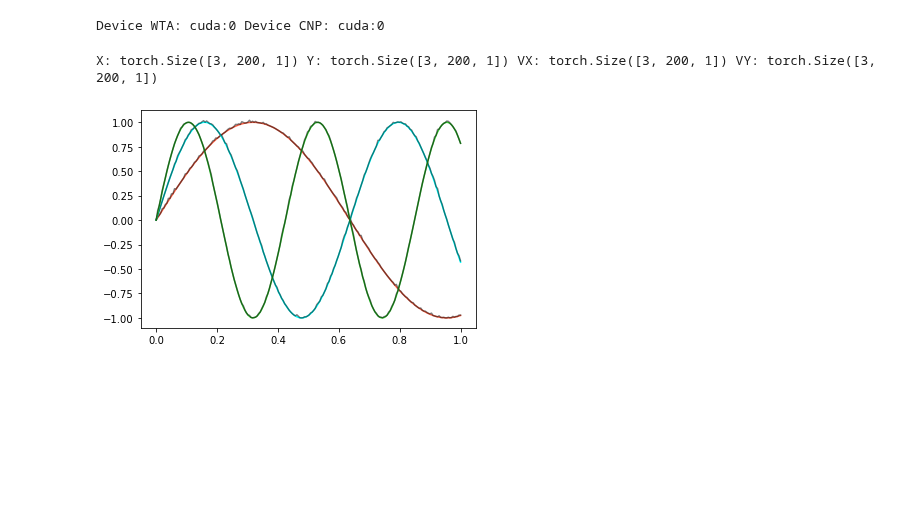
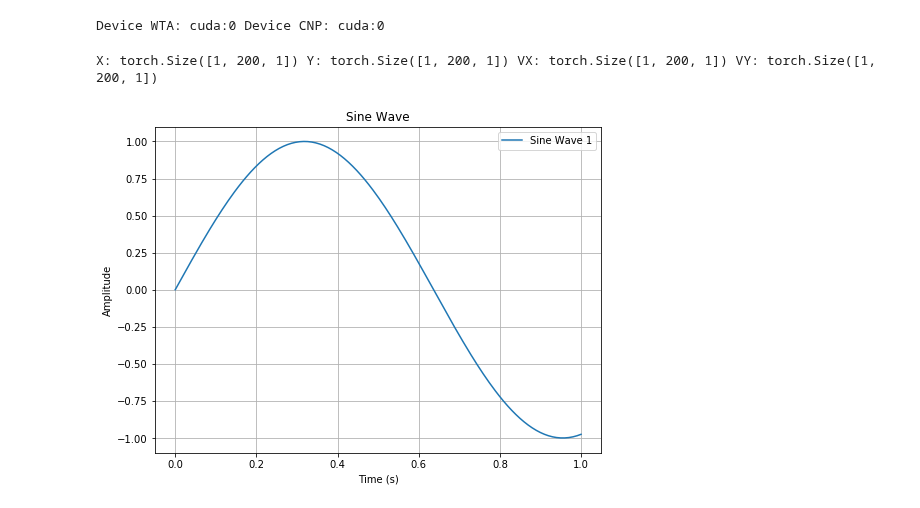
Before and after one commit to yildirimyigit/cnep, a Jupyter notebook: compare_cnp_wta_sine.ipynb, the cells around one changed output. Drawn from its saved outputs; the diff is of its cells as text; code cells hidden in the pictures; blank space fills up the shorter version.

Commit message:
mostly plot related improvements. compare sine script is updated for 1 traj tests

```diff
--- a/compare_cnp_wta_sine.ipynb
+++ b/compare_cnp_wta_sine.ipynb
@@ -36,17 +36,17 @@ torch.set_float32_matmul_precision('high')
 # %% [output]
 Device WTA: cuda:0 Device CNP: cuda:0
 # %%
-batch_size = 3
+batch_size = 1
 n_max_obs, n_max_tar = 10, 10
 
 t_steps = 200
-num_demos = 3
-num_classes = 3
+num_demos = 1
+num_classes = 1
 num_indiv = num_demos//num_classes  # number of demos per class
 noise_clip = 0.0
 dx, dy = 1, 1
 
-num_val = 3
+num_val = 1
 num_val_indiv = num_val//num_classes
 
 colors = ['tomato', 'aqua', 'limegreen', 'gold']
@@ -59,36 +59,42 @@ vx = torch.linspace(0, 1, 200).repeat(num_val_indiv, 1)
 vy = torch.zeros(num_val, t_steps, dy)
 
 for i in range(num_classes):
     start_ind = i*num_indiv
     coeff = (i+1)/2*torch.pi
     y[start_ind:start_ind+num_indiv] = torch.unsqueeze(generate_sin(x*coeff), 2)
 
     noise = torch.unsqueeze(torch.clamp(torch.randn(x.shape)*1e-4**0.5, min=0) - noise_clip, -1)
 
     start_ind = i*num_val_indiv
     vy[start_ind:start_ind+num_indiv] = y[start_ind:start_ind+num_indiv].clone() + noise  # num_indiv = num_val_indiv
 
 # coeff = 2*torch.pi
 # y[:num_indiv] = torch.unsqueeze(generate_sin(x*coeff), 2)
 # coeff = torch.pi
 # y[num_indiv:] = torch.unsqueeze(generate_sin(x*coeff), 2)
 
 x = torch.unsqueeze(x.repeat(num_classes, 1), 2)  # since dx = 1
 vx = torch.unsqueeze(vx.repeat(num_classes, 1), 2)
 print("X:", x.shape, "Y:", y.shape, "VX:", vx.shape, "VY:", vy.shape)
 
 from matplotlib import pyplot as plt
 
+plt.figure(figsize=(8, 6))
 for i in range(num_demos):
-    plt.plot(x[i, :, 0].cpu(), y[i, :, 0].cpu(), colors[i//num_indiv], f'Mod {i}')
+    plt.plot(x[i, :, 0].cpu(), y[i, :, 0].cpu(), label=f'Sine Wave {i+1}')
     # plt.plot(vx[i, :, 0].cpu(), vy[i, :, 0].cpu(), 'k', alpha=0.5)
 
+plt.legend()
+plt.grid(True)
+plt.xlabel('Time (s)')
+plt.ylabel('Amplitude')
+plt.title(f'Sine Wave')
 
 x0, y0 = x.to(device_wta), y.to(device_wta)
 x1, y1 = x.to(device_cnp), y.to(device_cnp)
 # %% [output]
-X: torch.Size([3, 200, 1]) Y: torch.Size([3, 200, 1]) VX: torch.Size([3, 200, 1]) VY: torch.Size([3, 200, 1])
+X: torch.Size([1, 200, 1]) Y: torch.Size([1, 200, 1]) VX: torch.Size([1, 200, 1]) VY: torch.Size([1, 200, 1])
-[figure, old version]
+[figure, new version]
 # %%
 def get_batch(x, y, traj_ids, device=device_wta):
     n_o = torch.randint(1, n_max_obs, (1,)).item()
```
Also changed, not shown: parts of 3 cells of this notebook, 2 other files.
